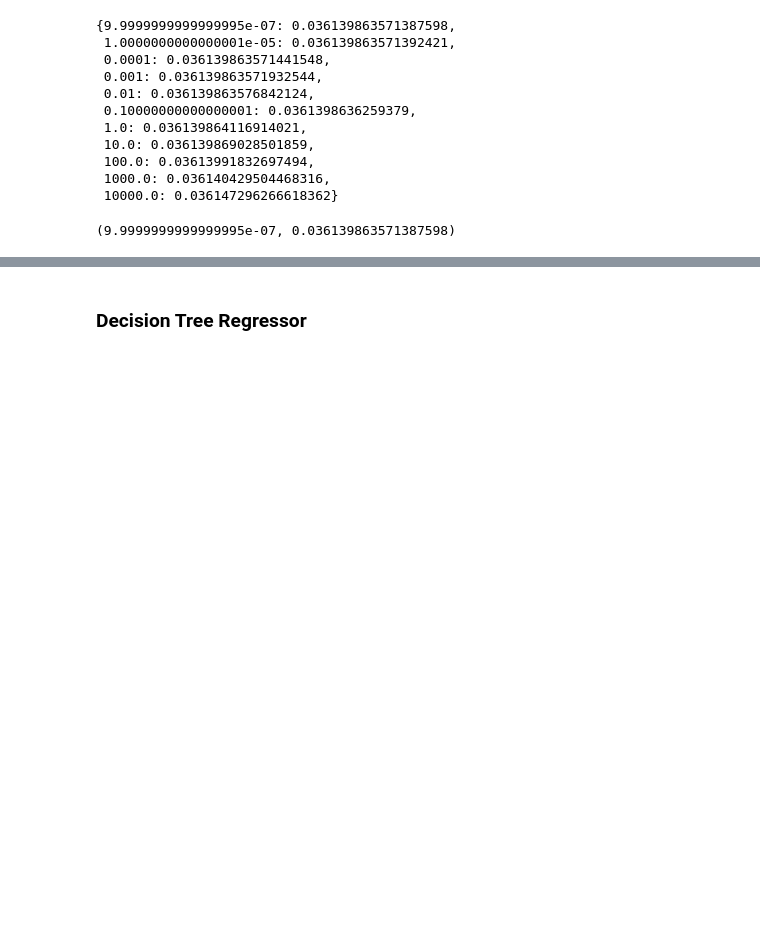
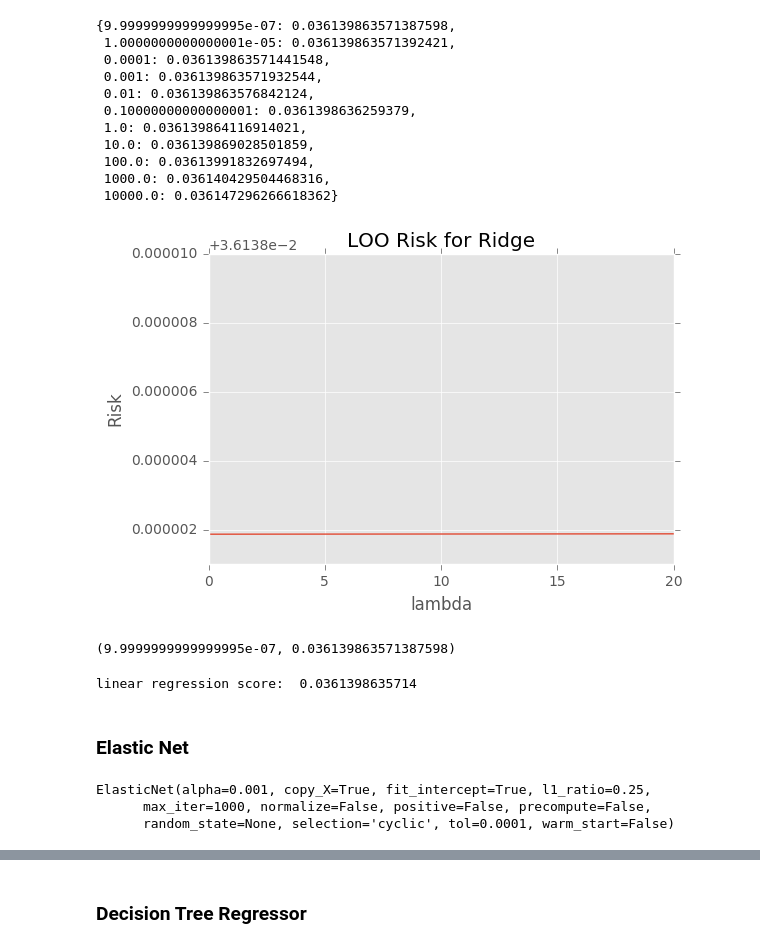
Before and after one commit to verali0816/141C_kaggle, a Jupyter notebook: Model fitting Alice.ipynb, the cells around one changed output, grey strips where cells are left out. Drawn from its saved outputs; the diff is of its cells as text; code cells hidden in the pictures; blank space fills up the shorter version.

```diff
--- a/Model fitting Alice.ipynb
+++ b/Model fitting Alice.ipynb
@@ -158,9 +162,37 @@ dict(zip(alphas,LOOr))
  100.0: 0.03613991832697494,
  1000.0: 0.036140429504468316,
  10000.0: 0.036147296266618362}
+# %%
+plt.plot(alphas,LOOr)
+plt.xlabel('lambda')
+plt.ylabel('Risk')
+plt.title('LOO Risk for Ridge')
+plt.xlim([0,20])
+#plt.ylim([0.006,0.010])
+plt.show()
+# %% [output]
+[figure, added]
 # %%
 min(dict(zip(alphas,LOOr)).items(), key=lambda x: x[1])
 # %% [output]
 (9.9999999999999995e-07, 0.036139863571387598)
+# %%
+# Linear model after feature selecte by Lasso
+model = LinearRegression()
+score = np.mean(-cross_val_score(model, variable_chosen,y,scoring="neg_mean_squared_error", cv = y.shape[0]))
+print "linear regression score: ", score
+# %% [output]
+linear regression score:  0.0361398635714
 # %%
 # The mse here is smaller than Lasso
+# %% [markdown]
+### Elastic Net
+# %%
+parameters = {"l1_ratio" : [0.1,0.25,0.5,0.75],"alpha" : alphas}
+ela_model = GridSearchCV(ElasticNet(),parameters, cv = 5)
+ela_model.fit(X,y)
+ela_model.best_estimator_
+# %% [output]
+ElasticNet(alpha=0.001, copy_X=True, fit_intercept=True, l1_ratio=0.25,
+      max_iter=1000, normalize=False, positive=False, precompute=False,
+      random_state=None, selection='cyclic', tol=0.0001, warm_start=False)
```
Also changed, not shown: parts of 22 cells of this notebook, 3 other files.
